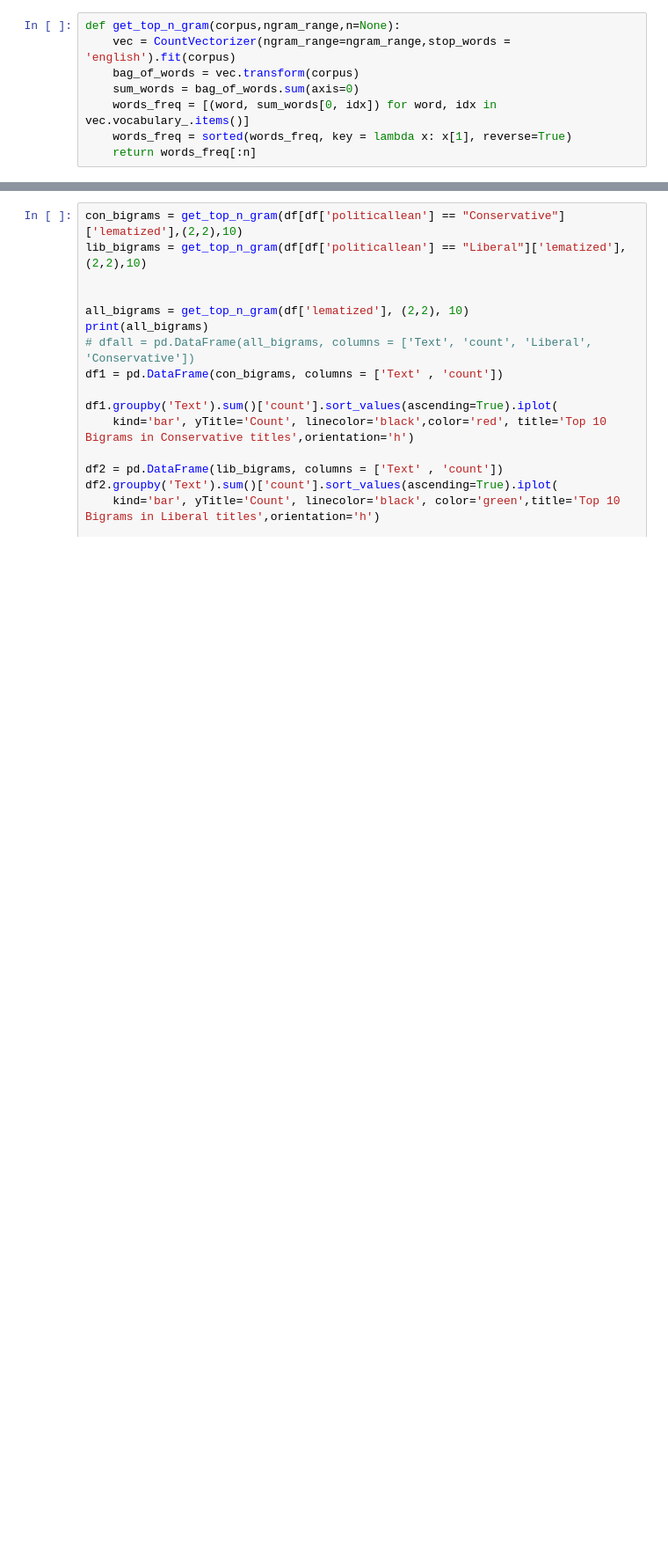
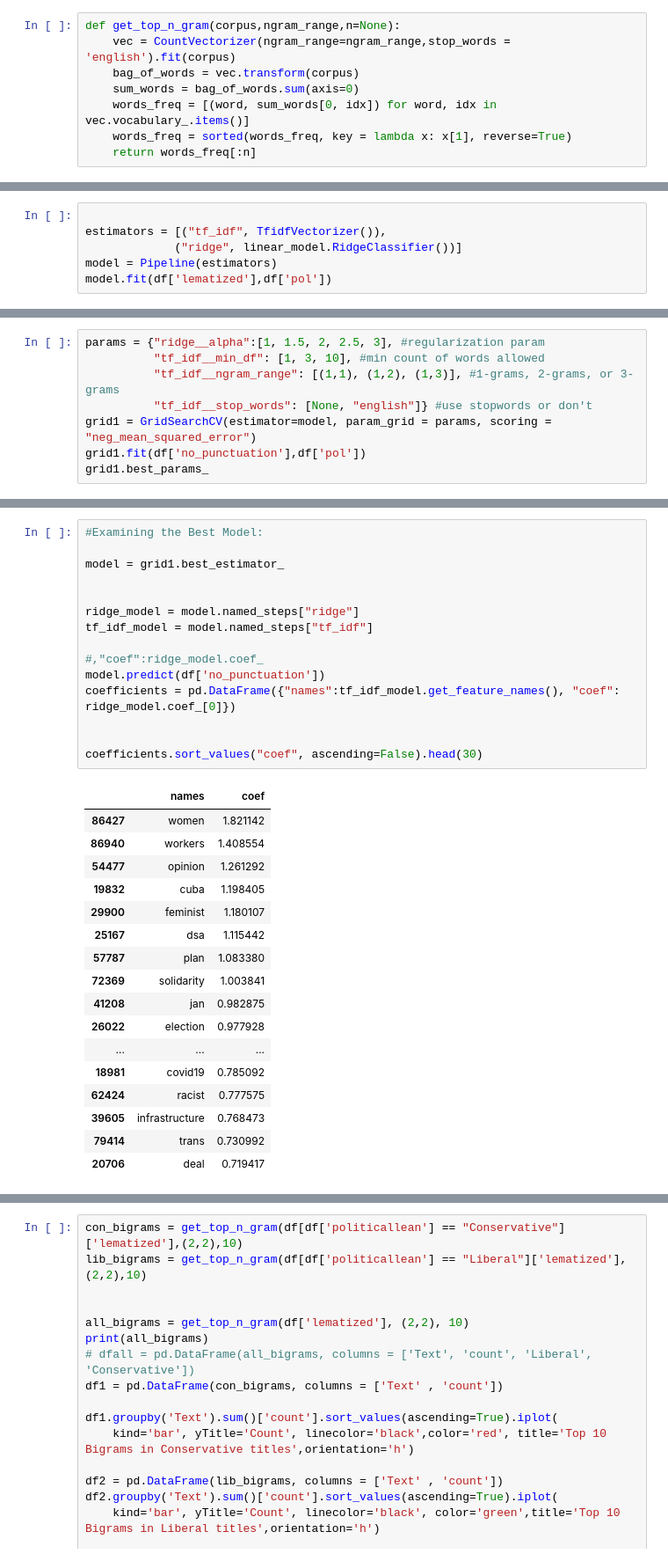
Before and after one commit to jontseg/csc874, a Jupyter notebook: TitleClassificationExample.ipynb, the cells around one changed output, grey strips where cells are left out. Shown at 88% size. Saved outputs shown, nothing was run; the diff lists cells and outputs as text; blank space fills up the shorter version.

```diff
--- a/TitleClassificationExample.ipynb
+++ b/TitleClassificationExample.ipynb
@@ -258,0 +543,6 @@ def get_top_n_gram(corpus,ngram_range,n=None):
+# %%
+
+estimators = [("tf_idf", TfidfVectorizer()),
+             ("ridge", linear_model.RidgeClassifier())]
+model = Pipeline(estimators)
+model.fit(df['lematized'],df['pol'])
@@ -258,0 +551,8 @@ def get_top_n_gram(corpus,ngram_range,n=None):
+# %%
+params = {"ridge__alpha":[1, 1.5, 2, 2.5, 3], #regularization param
+          "tf_idf__min_df": [1, 3, 10], #min count of words allowed
+          "tf_idf__ngram_range": [(1,1), (1,2), (1,3)], #1-grams, 2-grams, or 3-grams
+          "tf_idf__stop_words": [None, "english"]} #use stopwords or don't
+grid1 = GridSearchCV(estimator=model, param_grid = params, scoring = "neg_mean_squared_error")
+grid1.fit(df['no_punctuation'],df['pol'])
+grid1.best_params_
@@ -258,0 +578,33 @@ def get_top_n_gram(corpus,ngram_range,n=None):
+# %%
+#Examining the Best Model:
+
+model = grid1.best_estimator_
+
+
+ridge_model = model.named_steps["ridge"]
+tf_idf_model = model.named_steps["tf_idf"]
+
+#,"coef":ridge_model.coef_
+model.predict(df['no_punctuation'])
+coefficients = pd.DataFrame({"names":tf_idf_model.get_feature_names(), "coef": ridge_model.coef_[0]})
+
+
+coefficients.sort_values("coef", ascending=False).head(30)
+# %% [output]
+|  | names | coef |
+| 86427 | women | 1.821142 |
+| 86940 | workers | 1.408554 |
+| 54477 | opinion | 1.261292 |
+| 19832 | cuba | 1.198405 |
+| 29900 | feminist | 1.180107 |
+| 25167 | dsa | 1.115442 |
+| 57787 | plan | 1.083380 |
+| 72369 | solidarity | 1.003841 |
+| 41208 | jan | 0.982875 |
+| 26022 | election | 0.977928 |
+| ... | ... | ... |
+| 18981 | covid19 | 0.785092 |
+| 62424 | racist | 0.777575 |
+| 39605 | infrastructure | 0.768473 |
+| 79414 | trans | 0.730992 |
+| 20706 | deal | 0.719417 |
```
Also changed, not shown: parts of 35 cells of this notebook, 2 other files.
